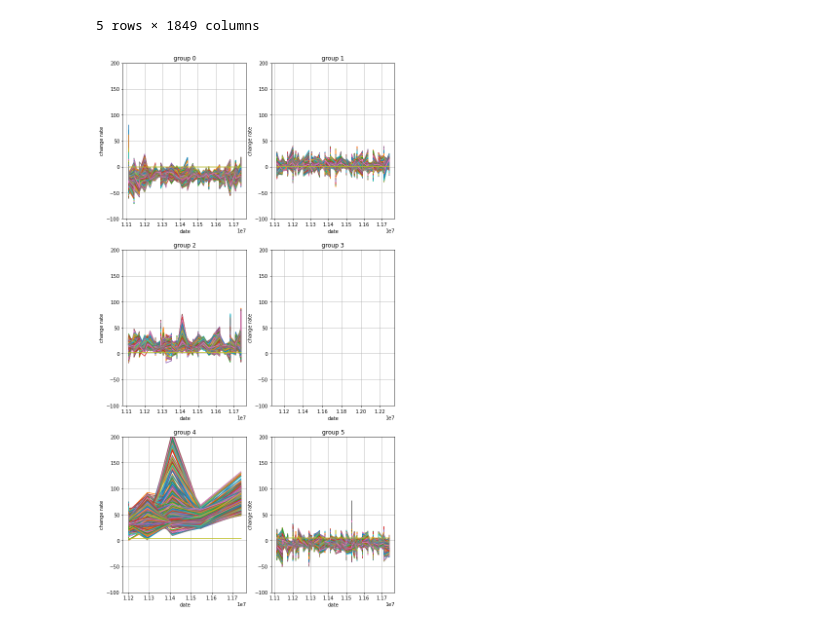
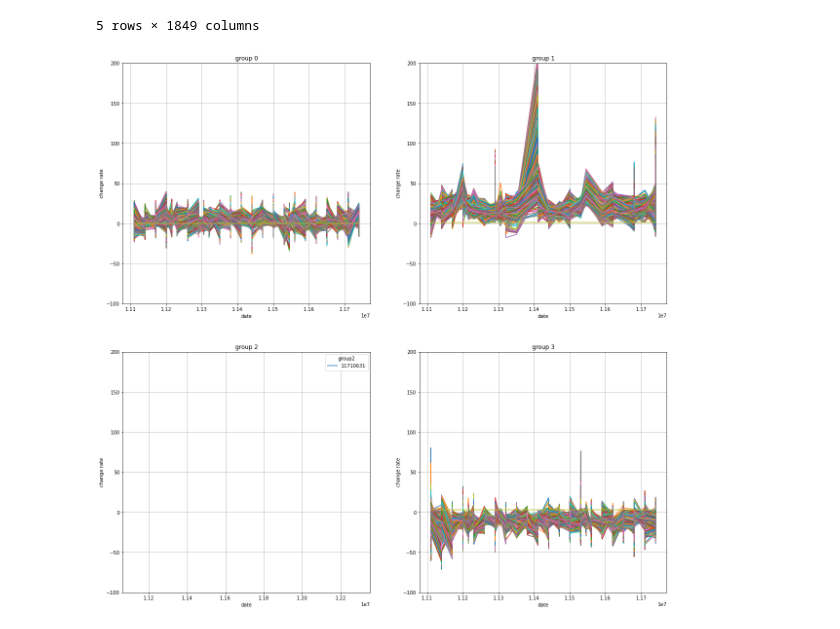
Before and after one commit to choisooyeon007/hello-world, a Jupyter notebook: Kmeans_4.ipynb, the cells around one changed output. Cells and saved outputs as stored; diff of their text form; code cells hidden in the pictures.

```diff
--- a/Kmeans_4.ipynb
+++ b/Kmeans_4.ipynb
@@ -13,7 +13,7 @@ import matplotlib.pyplot as plt
 from sklearn.cluster import KMeans
 import seaborn as sns
 # %%
-df=pd.read_csv("covid 27Jul (1).csv")
+df=pd.read_csv("covid 27Jul.csv")
 df.head()
 # %% [output]
 |  | dong | 2020-01-02 0:00 | 2020-01-02 1:00 | 2020-01-02 2:00 | 2020-01-02 3:00 | 2020-01-02 4:00 | ... |
@@ -66,6 +66,6 @@ plt.show()
 # %% [output]
 [figure]
 # %%
-kmeans=KMeans(n_clusters=6).fit(df1.values)
+kmeans=KMeans(n_clusters=4).fit(df1.values)
 kmeans.inertia_
 # %% [output]
@@ -93,7 +91,7 @@ df05=df1[df1['cluster']==5]
 # %%
-plt.figure(figsize=(10,20))
+plt.figure(figsize=(20,20))
 
-plt.subplot(3,2,1)
+plt.subplot(2,2,1)
 plt.ylim(-100,200)
 plt.xlabel('date')
 plt.ylabel('change rate')
@@ -101,53 +99,36 @@ plt.title('group 0')
 plt.plot(df00, label=df00.index)
 plt.grid()
 #plt.legend(df00.index, title='group0', ncol=5)
 
-plt.subplot(3,2,2)
+plt.subplot(2,2,2)
 plt.ylim(-100,200)
 plt.xlabel('date')
 plt.ylabel('change rate')
 plt.title('group 1')
 plt.plot(df01, label=df01.index)
 plt.grid()
 #plt.legend(df01.index, title='group1',ncol=5)
 
 
-plt.subplot(3,2,3)
+plt.subplot(2,2,3)
 plt.ylim(-100,200)
 plt.xlabel('date')
 plt.ylabel('change rate')
 plt.title('group 2')
-plt.plot(df02, label=df2.index)
+plt.plot(df02, label=df02.index)
 plt.grid()
-#plt.legend(df02.index, title='group2',ncol=5)
+plt.legend(df02.index, title='group2',ncol=5)
 
-plt.subplot(3,2,4)
+plt.subplot(2,2,4)
 plt.ylim(-100,200)
 plt.xlabel('date')
 plt.ylabel('change rate')
 plt.title('group 3')
 plt.plot(df03, label=df03.index)
 plt.grid()
 #plt.legend(df03.index, title='group3', ncol=5)
 
-plt.subplot(3,2,5)
-plt.ylim(-100,200)
-plt.xlabel('date')
-plt.ylabel('change rate')
-plt.title('group 4')
-plt.plot(df04, label=df04.index)
-plt.grid()
-#plt.legend(df04.index, title='group4', ncol=5)
-
-plt.subplot(3,2,6)
-plt.ylim(-100,200)
-plt.xlabel('date')
-plt.ylabel('change rate')
-plt.title('group 5')
-plt.plot(df05, label=df05.index)
-plt.grid()
-#plt.legend(df05.index, title='group5',ncol=5)
 
 plt.show()
 # %% [output]
-[figure, old version]
+[figure, new version]
```
Also changed, not shown: parts of 3 cells of this notebook.
